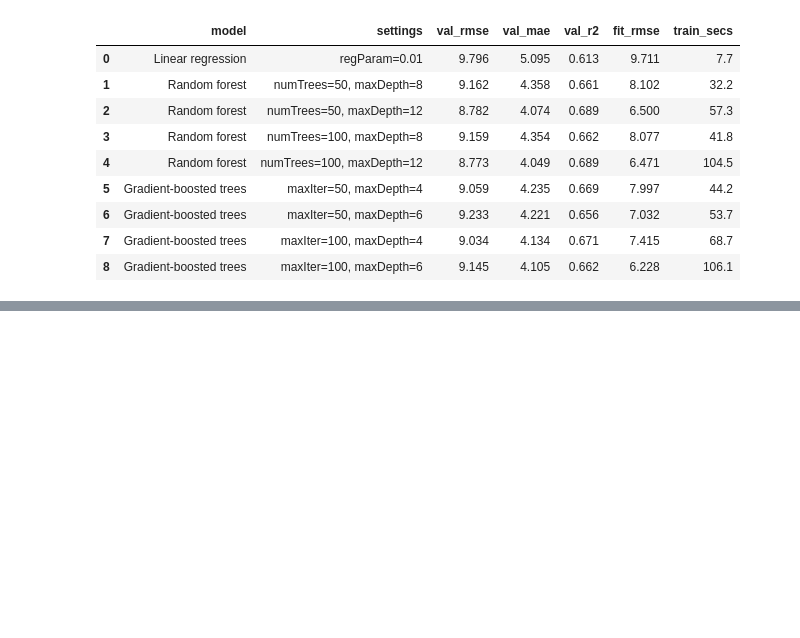
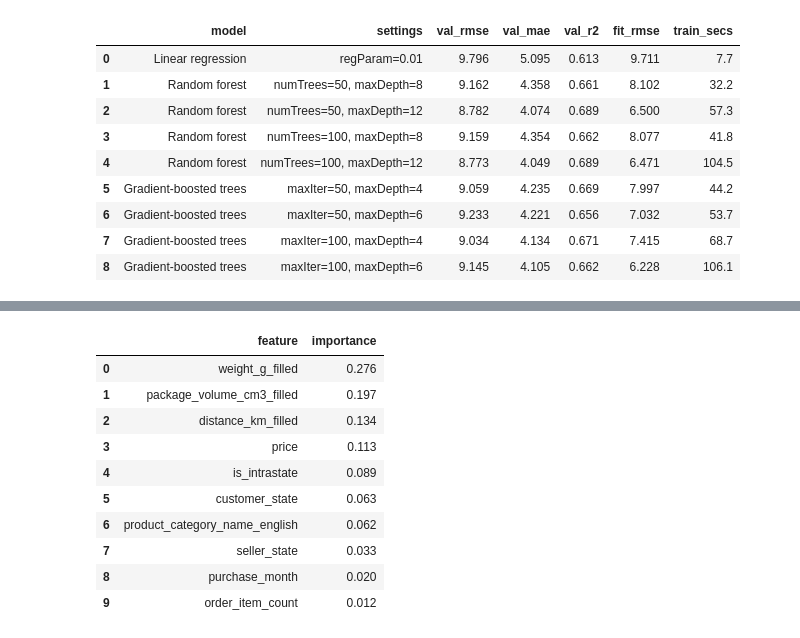
Before and after one commit to mounisha-dev21/ito5202-assessment2-streaming, a Jupyter notebook: assessment2.ipynb, the cells around one changed output, grey strips where cells are left out. Cells and saved outputs as stored; diff of their text form; code cells hidden in the pictures; blank space fills up the shorter version.

```diff
--- a/assessment2.ipynb
+++ b/assessment2.ipynb
@@ -1830,0 +2078,77 @@ Best gradient-boosted trees: maxIter=100, maxDepth=4
+# %%
+# Feature importance values from the selected random forest
+rf_stage = best_rf_model.stages[-1]
+importances = rf_stage.featureImportances.toArray()
+
+
+# Feature names from the assembled vector metadata
+sample = best_rf_model.transform(
+    val_df.limit(1)
+)
+
+metadata = sample.schema["features_unscaled"].metadata
+attrs = metadata["ml_attr"]["attrs"]
+
+names = {}
+
+for group in attrs.values():
+    for item in group:
+        index = item["idx"]
+        name = item["name"]
+        names[index] = name
+
+
+# Match each vector position to its importance
+importance_rows = []
+
+for i in range(len(importances)):
+    importance_rows.append({
+        "column": names[i],
+        "importance": importances[i]
+    })
+
+imp_df = pd.DataFrame(importance_rows)
+
+
+# Map one-hot columns back to their original feature
+def source_feature(column):
+    for category in categorical_cols:
+        if column.startswith(category + "_ohe"):
+            return category
+
+    return column
+
+
+imp_df["feature"] = imp_df["column"].apply(source_feature)
+
+
+# Add together importance from the same original feature
+feature_importance = imp_df.groupby(
+    "feature"
+)["importance"].sum()
+
+feature_importance = feature_importance.sort_values(
+    ascending=False
+).round(3).reset_index()
+
+
+print("Importance by feature:")
+display(feature_importance)
+
+
+# Show the most important individual vector columns
+top_columns = imp_df.sort_values(
+    "importance",
+    ascending=False
+)
+
+top_columns = top_columns.head(10)[
+    ["column", "importance"]
+].copy()
+
+top_columns["importance"] = top_columns["importance"].round(3)
+top_columns = top_columns.reset_index(drop=True)
+
+print("Top 10 individual columns:")
+display(top_columns)
+# %% [output]
@@ -1830,0 +2156,11 @@ Best gradient-boosted trees: maxIter=100, maxDepth=4
+|  | feature | importance |
+| 0 | weight_g_filled | 0.276 |
+| 1 | package_volume_cm3_filled | 0.197 |
+| 2 | distance_km_filled | 0.134 |
+| 3 | price | 0.113 |
+| 4 | is_intrastate | 0.089 |
+| 5 | customer_state | 0.063 |
+| 6 | product_category_name_english | 0.062 |
+| 7 | seller_state | 0.033 |
+| 8 | purchase_month | 0.020 |
+| 9 | order_item_count | 0.012 |
```
Also changed, not shown: parts of 8 cells of this notebook.
